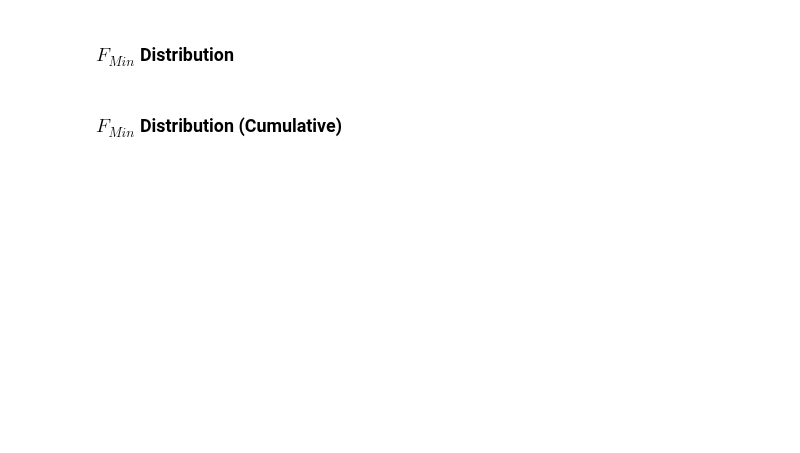
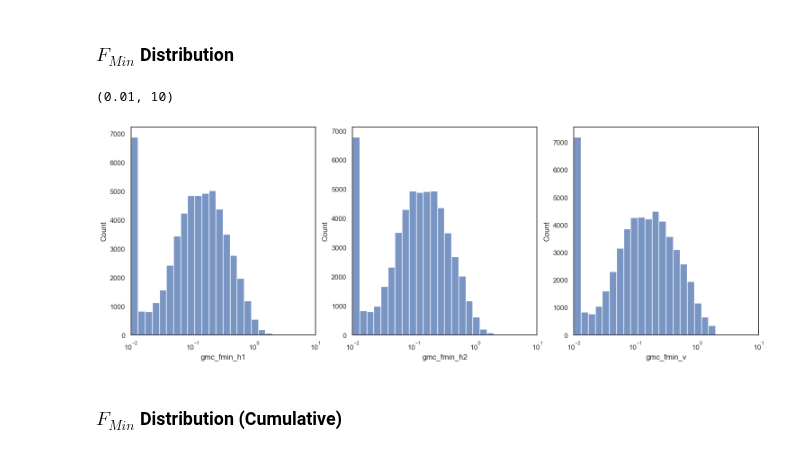
Before and after one commit to claudio525/post_event_gm_gnn, a Jupyter notebook: sim_ranking/explore/observed_data/nzgmbd.ipynb, the cells around one changed output. Cells and saved outputs as stored; diff of their text form; code cells hidden in the pictures; blank space fills up the shorter version.

```diff
--- a/sim_ranking/explore/observed_data/nzgmbd.ipynb
+++ b/sim_ranking/explore/observed_data/nzgmbd.ipynb
@@ -114,13 +117,19 @@ fig.tight_layout()
 ### $F_{Min}$ Distribution
 # %%
 # Plot Fmin distribution
-fig, (ax1, ax2) = plt.subplots(1, 2, figsize=(12, 6))
+fig, (ax1, ax2, ax3) = plt.subplots(1, 3, figsize=(18, 6))
 
-sns.histplot(record_df["fmin_h1"], bins=20, ax=ax1, log_scale=(True, False))
+sns.histplot(record_df["gmc_fmin_h1"], bins=20, ax=ax1, log_scale=(True, False))
 ax1.set_xlim(0.01, 10)
 
-sns.histplot(record_df["fmin_h2"], bins=20, ax=ax2, log_scale=(True, False))
+sns.histplot(record_df["gmc_fmin_h2"], bins=20, ax=ax2, log_scale=(True, False))
 ax2.set_xlim(0.01, 10)
+
+sns.histplot(record_df["gmc_fmin_v"], bins=20, ax=ax3, log_scale=(True, False))
+ax3.set_xlim(0.01, 10)
+# %% [output]
+(0.01, 10)
+[figure, added]
 # %% [markdown]
 ### $F_{Min}$ Distribution (Cumulative)
 # %%
```
Also changed, not shown: parts of 11 cells of this notebook, 7 other files.
